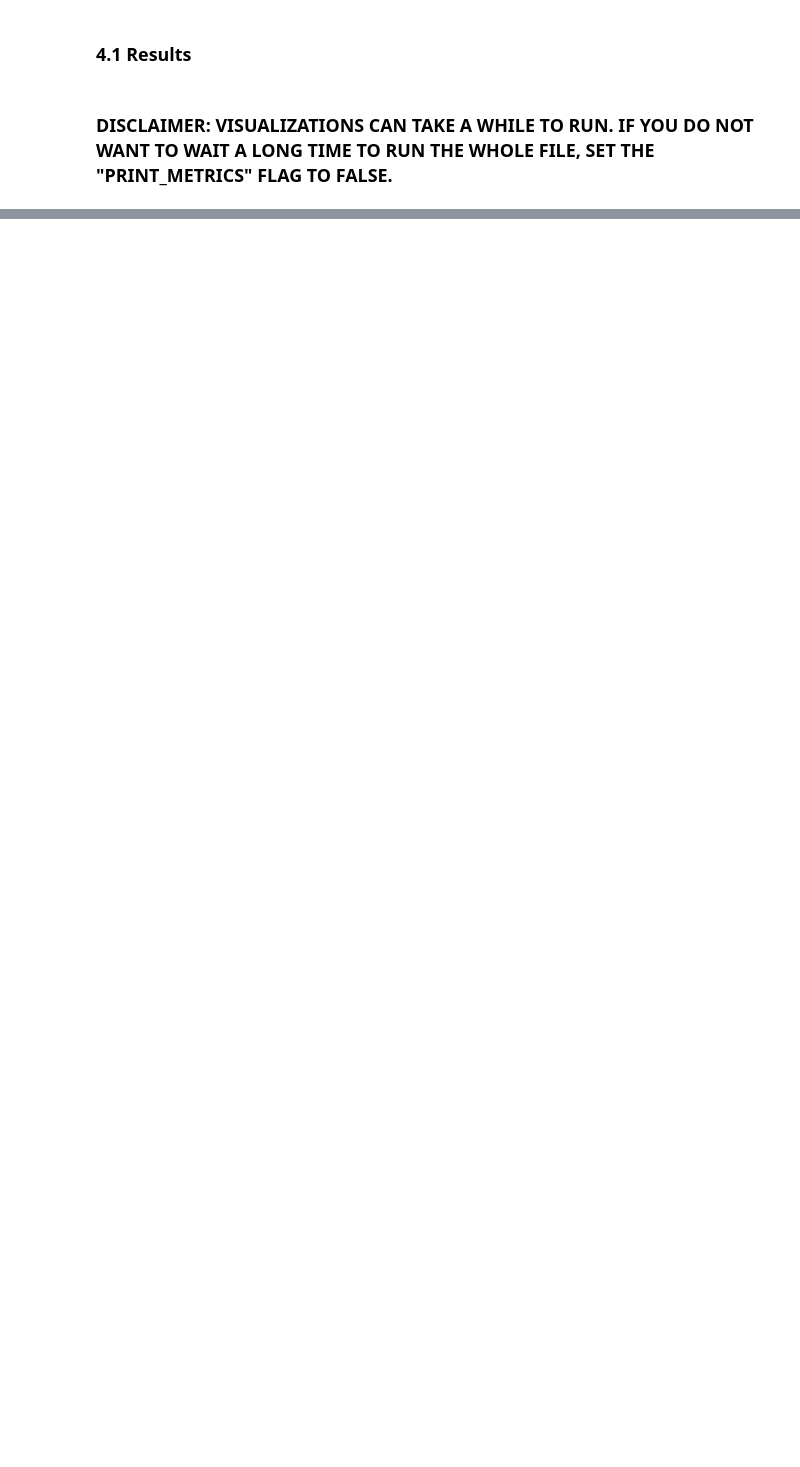
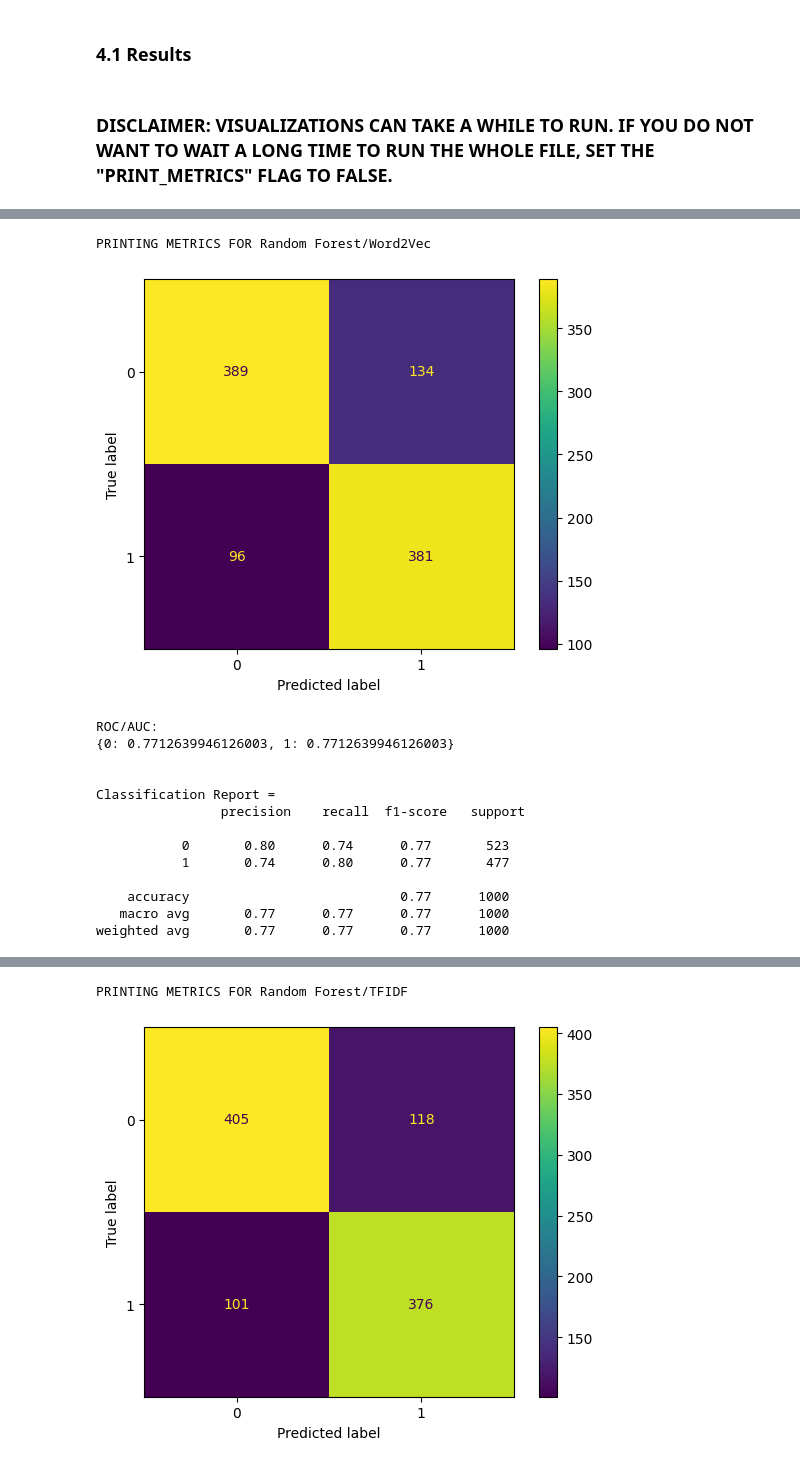
Before and after one commit to Popusa/sentiment-analysis-yelp, a Jupyter notebook: sarcasm_detection/code/sarcasm_detection_ml.ipynb, the cells around one changed output, grey strips where cells are left out. Saved outputs shown, nothing was run; the diff lists cells and outputs as text; code cells hidden in the pictures; blank space fills up the shorter version.

```diff
--- a/sarcasm_detection/code/sarcasm_detection_ml.ipynb
+++ b/sarcasm_detection/code/sarcasm_detection_ml.ipynb
@@ -617,15 +705,31 @@ ValueError: Only one class present in y_true. ROC AUC score is not defined in th
 # %%
 if PRINT_METRICS:
     if USE_PICKLES:
-        show_metrics('Random Forest/Word2Vec',all_models[2]['rf_clf_w2v'],validation_set_w2v,validation_labels_w2v,all_models[2]['rf_clf_w2v_preds'],X_W2V,y,5)
+        show_metrics('Random Forest/Word2Vec',all_models[2]['rf_clf_w2v'],validation_set_w2v,validation_labels_w2v,all_models[2]['rf_clf_w2v_preds'],X_W2V,y,CV)
         show_metrics('Random Forest/TFIDF',all_models[2]['rf_clf_tfidf'],validation_set_tfidf,validation_labels_tfidf,all_models[2]['rf_clf_tfidf_preds'],\
-                    np.concatenate([train_set_tfidf,validation_set_tfidf,test_set_tfidf]),y,5)
-        show_metrics('Random Forest/FastText',all_models[2]['rf_clf_ft'],validation_set_ft,validation_labels_ft,all_models[2]['rf_clf_ft_preds'],X_FT,y,5)
+                    np.concatenate([train_set_tfidf,validation_set_tfidf,test_set_tfidf]),y,CV)
+        show_metrics('Random Forest/FastText',all_models[2]['rf_clf_ft'],validation_set_ft,validation_labels_ft,all_models[2]['rf_clf_ft_preds'],X_FT,y,CV)
 
     else:
         show_metrics('Random Forest/Word2Vec',rf_clf_w2v,validation_set_w2v,validation_labels_w2v,validation_predictions_rf_w2v,\
-                    np.concatenate([train_set_w2v,validation_set_w2v,test_set_w2v]),y,5)
+                    np.concatenate([train_set_w2v,validation_set_w2v,test_set_w2v]),y,CV)
         show_metrics('Random Forest/TFIDF',rf_clf_tfidf,validation_set_tfidf,validation_labels_tfidf,validation_predictions_rf_tfidf,\
-                    np.concatenate([train_set_tfidf,validation_set_tfidf,test_set_tfidf]),y,5)
+                    np.concatenate([train_set_tfidf,validation_set_tfidf,test_set_tfidf]),y,CV)
         show_metrics('Random Forest/FastText',rf_clf_ft,validation_set_ft,validation_labels_ft,validation_predictions_rf_ft,\
-                    np.concatenate([train_set_ft,validation_set_ft,test_set_ft]),y,5)
+                    np.concatenate([train_set_ft,validation_set_ft,test_set_ft]),y,CV)
+# %% [output]
+PRINTING METRICS FOR Random Forest/Word2Vec
+[figure, added]
+ROC/AUC:
+{0: 0.7712639946126003, 1: 0.7712639946126003}
+
+
+Classification Report =
+                precision    recall  f1-score   support
+
+           0       0.80      0.74      0.77       523
+           1       0.74      0.80      0.77       477
+
+    accuracy                           0.77      1000
+   macro avg       0.77      0.77      0.77      1000
+weighted avg       0.77      0.77      0.77      1000
@@ -631,0 +737,2 @@ if PRINT_METRICS:
+PRINTING METRICS FOR Random Forest/TFIDF
+[figure, added]
```
Also changed, not shown: parts of 34 cells of this notebook, 24 other files.
